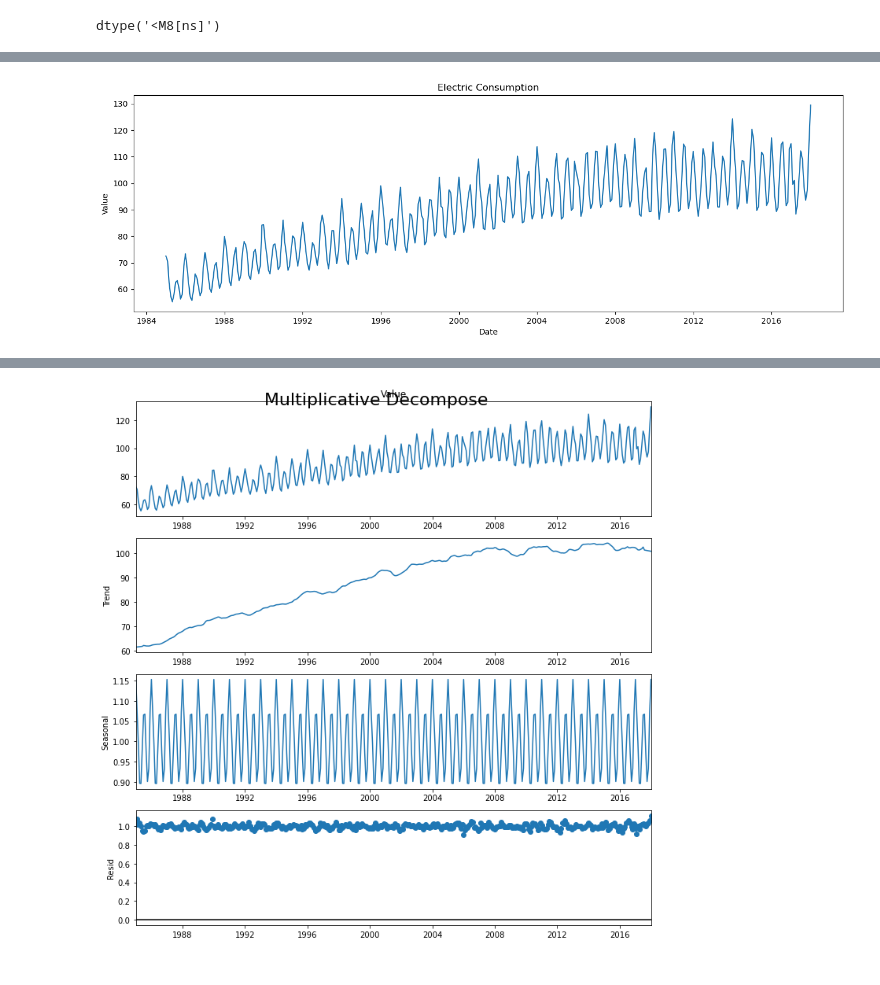
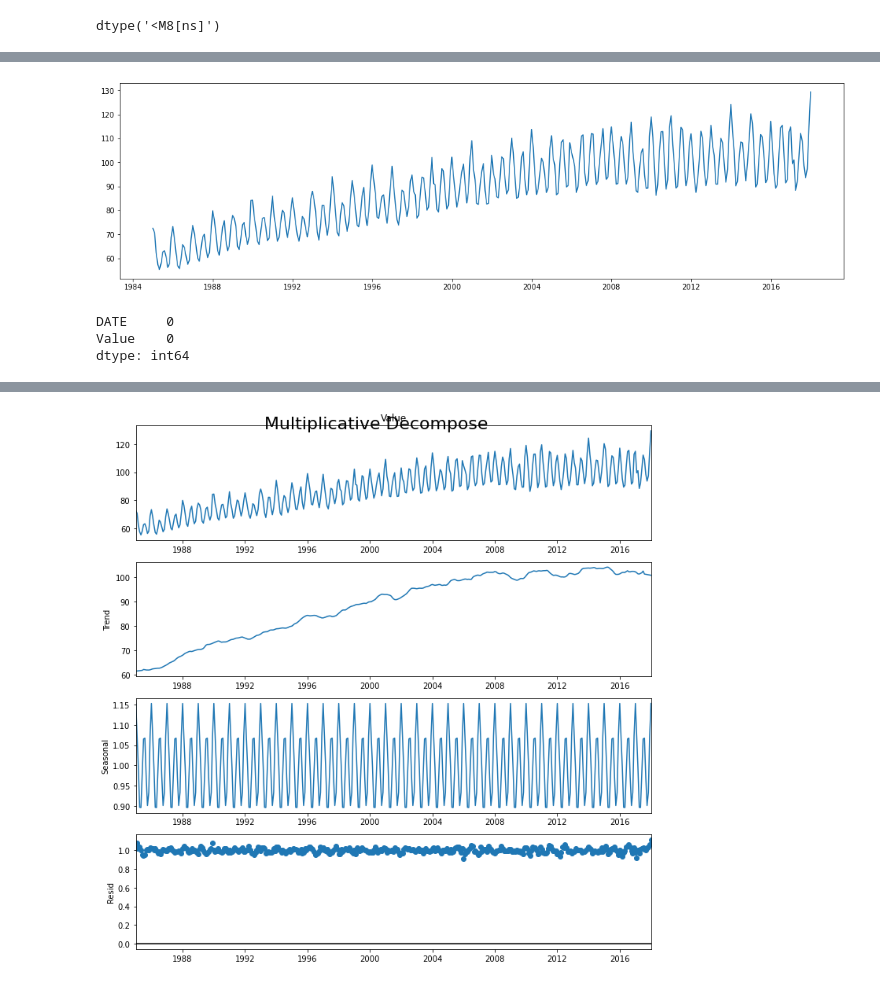
Before and after one commit to rdeek/Electricity-Demand-Forecasting-using-Time-Series-Analysis, a Jupyter notebook: Time Series Electricity.ipynb, the cells around one changed output, grey strips where cells are left out. Saved outputs shown, nothing was run; the diff lists cells and outputs as text; code cells hidden in the pictures.

```diff
--- a/Time Series Electricity.ipynb
+++ b/Time Series Electricity.ipynb
@@ -41,4 +33,0 @@ df
-# %%
-plot_df(df, x=df.DATE, y=df.Value, title='Electric Consumption')
-# %% [output]
-[figure, removed]
@@ -46,0 +34,16 @@ plot_df(df, x=df.DATE, y=df.Value, title='Electric Consumption')
+# %%
+# Plot initial graph
+x = df["DATE"]
+y = df["Value"]
+plt.rcParams["figure.figsize"] = (18,5)
+plt.plot(x,y)
+plt.show()
+# %% [output]
+[figure, added]
+# %%
+# Check for nulls
+df.isna().sum()
+# %% [output]
+DATE     0
+Value    0
+dtype: int64
```
Also changed, not shown: parts of 12 cells of this notebook.
